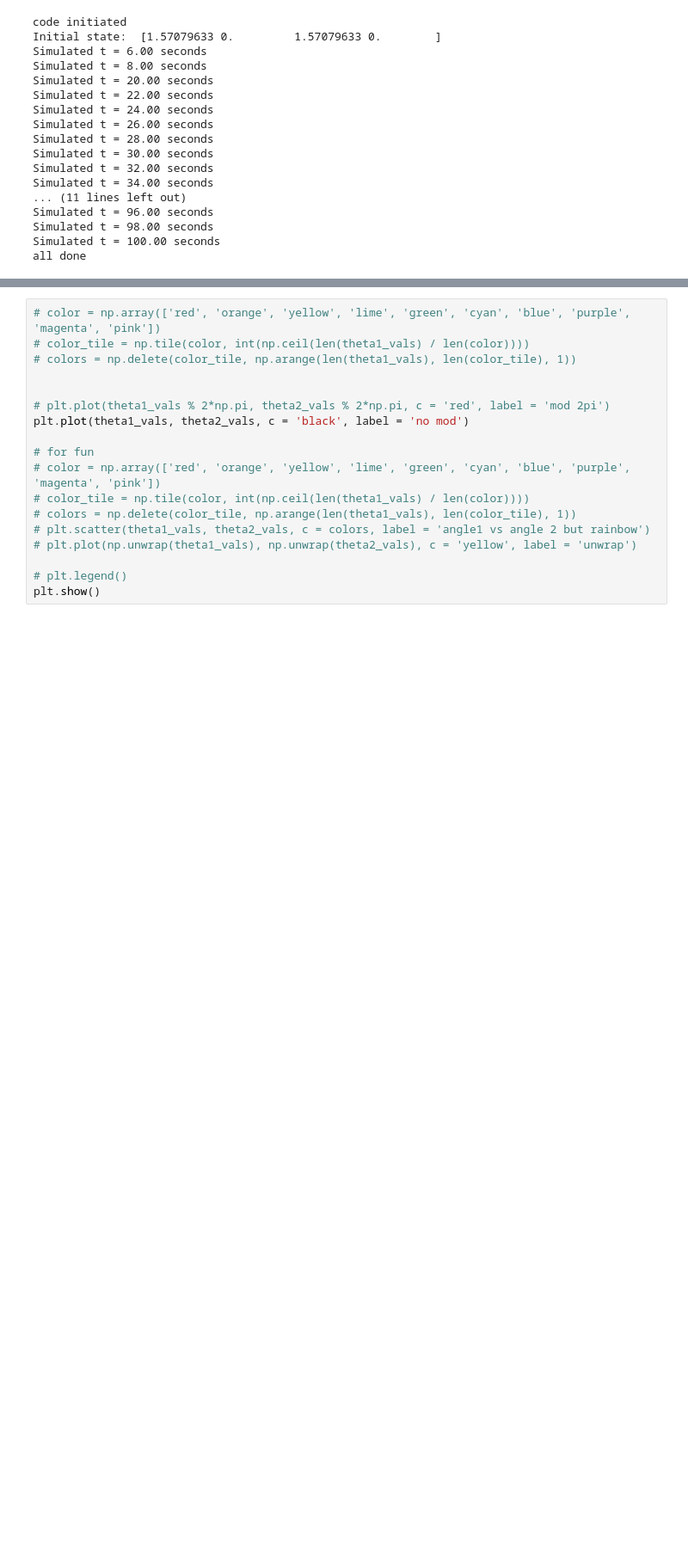
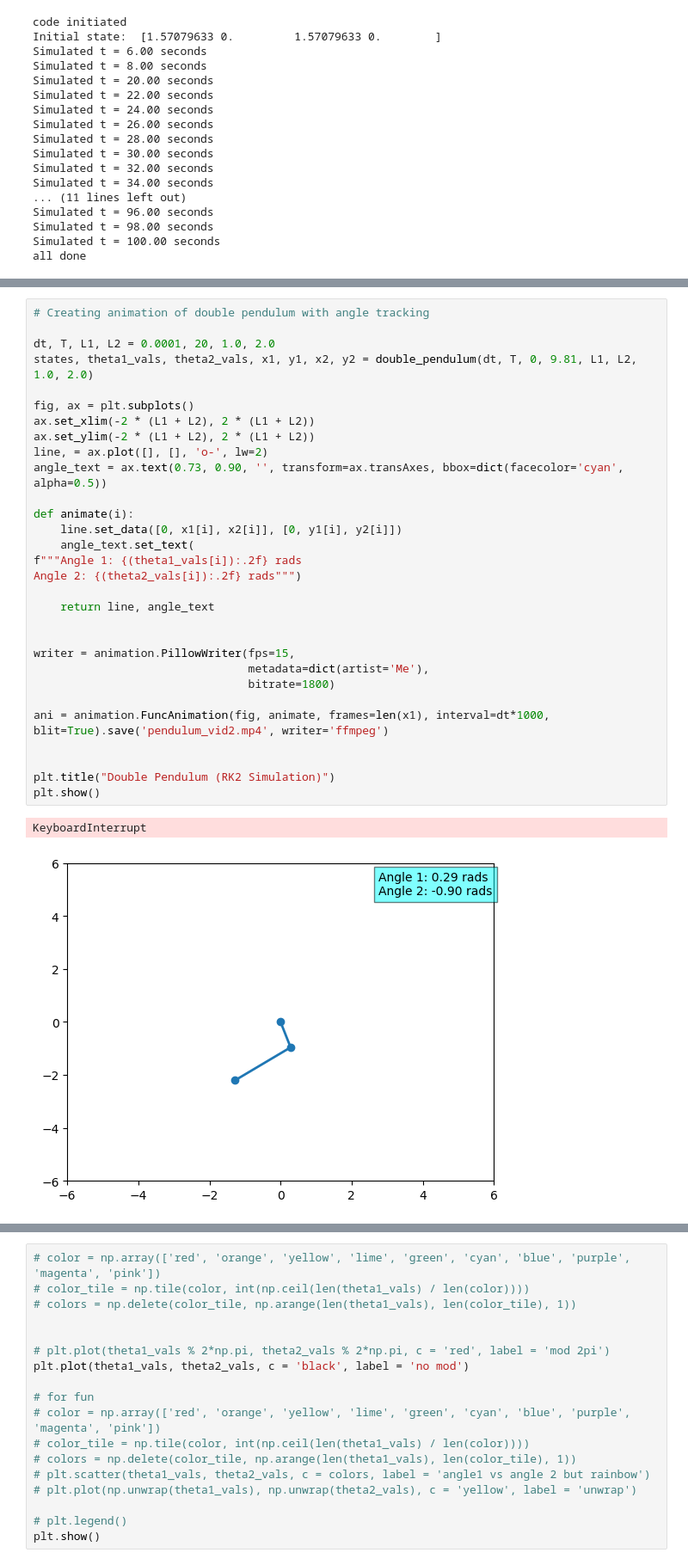
Before and after one commit to parker-chandik/comp_phys_final, a Jupyter notebook: double pendulum flip.ipynb, the cells around one changed output, grey strips where cells are left out. Shown at 86% size. Saved outputs shown, nothing was run; the diff lists cells and outputs as text; blank space fills up the shorter version.

```diff
--- a/double pendulum flip.ipynb
+++ b/double pendulum flip.ipynb
@@ -169,4 +171,37 @@ def double_pendulum(dt, T, d0=0, g=9.81, L1=1.0, L2=2.0, m1=1.0, m2=2.0):
     x2 = x1 + L2 * np.sin(theta2_vals)
     y2 = y1 - L2 * np.cos(theta2_vals)
     return states, theta1_vals, theta2_vals, x1, y1, x2, y2
+# %%
+# Creating animation of double pendulum with angle tracking
+
+dt, T, L1, L2 = 0.0001, 20, 1.0, 2.0
+states, theta1_vals, theta2_vals, x1, y1, x2, y2 = double_pendulum(dt, T, 0, 9.81, L1, L2, 1.0, 2.0)
+
+fig, ax = plt.subplots()
+ax.set_xlim(-2 * (L1 + L2), 2 * (L1 + L2))
+ax.set_ylim(-2 * (L1 + L2), 2 * (L1 + L2))
+line, = ax.plot([], [], 'o-', lw=2)
+angle_text = ax.text(0.73, 0.90, '', transform=ax.transAxes, bbox=dict(facecolor='cyan', alpha=0.5))
+
+def animate(i):
+    line.set_data([0, x1[i], x2[i]], [0, y1[i], y2[i]])
+    angle_text.set_text(
+f"""Angle 1: {(theta1_vals[i]):.2f} rads
+Angle 2: {(theta2_vals[i]):.2f} rads""")
+
+    return line, angle_text
+
+
+writer = animation.PillowWriter(fps=15,
+                                metadata=dict(artist='Me'),
+                                bitrate=1800)
+
+ani = animation.FuncAnimation(fig, animate, frames=len(x1), interval=dt*1000, blit=True).save('pendulum_vid2.mp4', writer='ffmpeg')
+
+
+plt.title("Double Pendulum (RK2 Simulation)")
+plt.show()
+# %% [output]
+KeyboardInterrupt
+[figure, added]
 # %%
```
Also changed, not shown: parts of 11 cells of this notebook.
